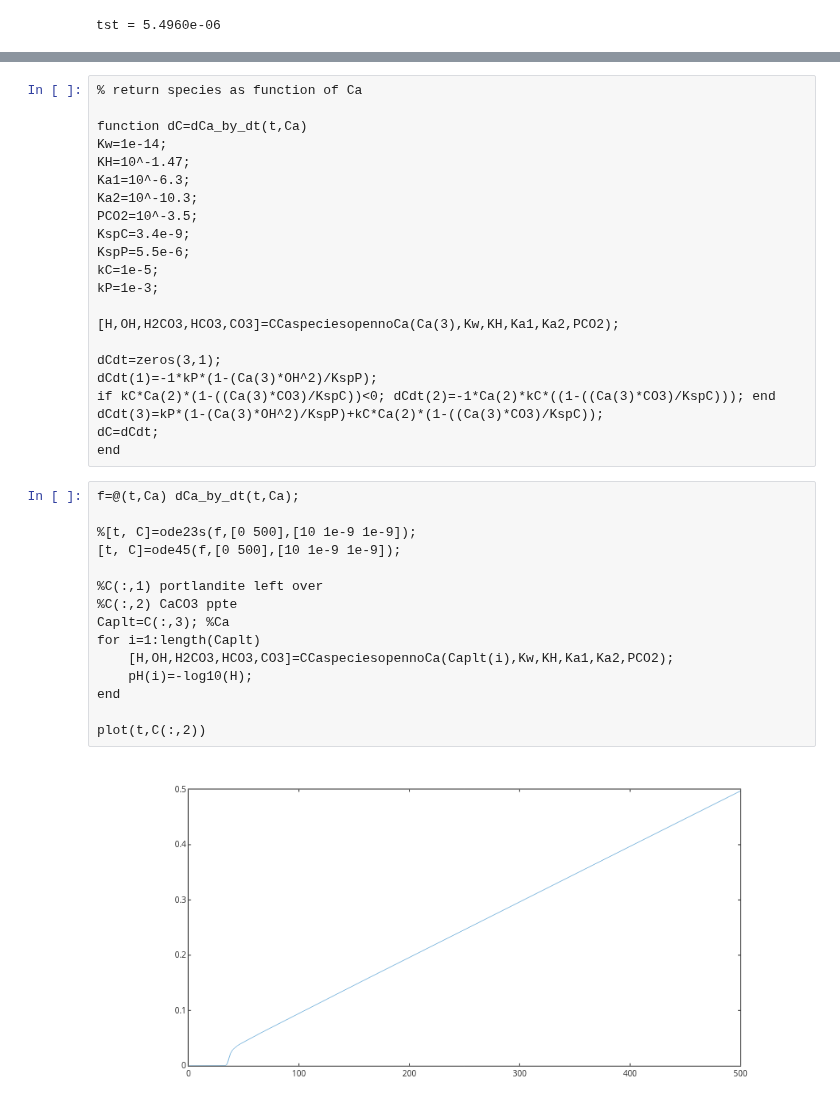
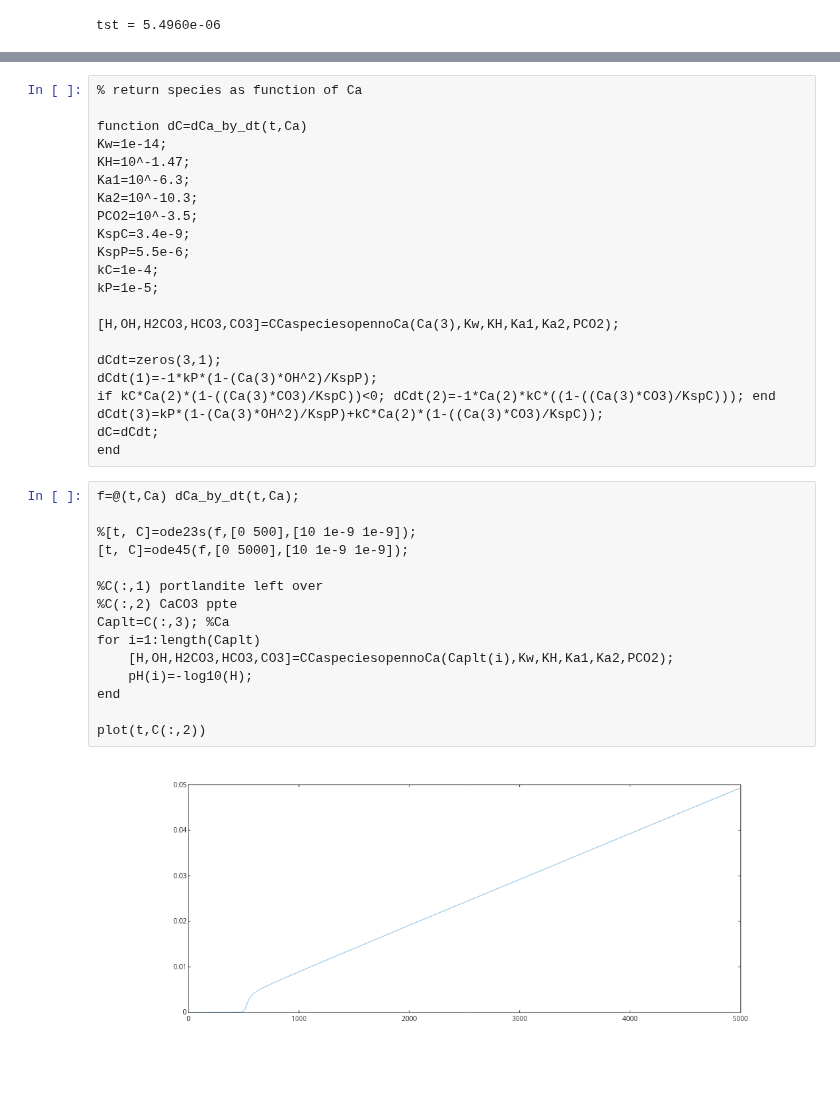
Before and after one commit to skotssd/GeochemEquilib, a Jupyter notebook: USERS/Scott/Port_to_calcite_C_capture/Modelwithloopratesmineralsonly.ipynb, the cells around one changed output, grey strips where cells are left out. Drawn from its saved outputs; the diff is of its cells as text; blank space fills up the shorter version.

```diff
--- a/USERS/Scott/Port_to_calcite_C_capture/Modelwithloopratesmineralsonly.ipynb
+++ b/USERS/Scott/Port_to_calcite_C_capture/Modelwithloopratesmineralsonly.ipynb
@@ -127,8 +125,8 @@ Ka2=10^-10.3;
 PCO2=10^-3.5;
 KspC=3.4e-9;
 KspP=5.5e-6;
-kC=1e-5;
-kP=1e-3;
+kC=1e-4;
+kP=1e-5;
 
 [H,OH,H2CO3,HCO3,CO3]=CCaspeciesopennoCa(Ca(3),Kw,KH,Ka1,Ka2,PCO2);
 
@@ -141,20 +139,20 @@ end
 # %%
 f=@(t,Ca) dCa_by_dt(t,Ca);
 
 %[t, C]=ode23s(f,[0 500],[10 1e-9 1e-9]);
-[t, C]=ode45(f,[0 500],[10 1e-9 1e-9]);
+[t, C]=ode45(f,[0 5000],[10 1e-9 1e-9]);
 
 %C(:,1) portlandite left over
 %C(:,2) CaCO3 ppte
 Caplt=C(:,3); %Ca
 for i=1:length(Caplt)
     [H,OH,H2CO3,HCO3,CO3]=CCaspeciesopennoCa(Caplt(i),Kw,KH,Ka1,Ka2,PCO2);
     pH(i)=-log10(H);
 end
 
 plot(t,C(:,2))
 # %% [output]
-[figure, old version]
+[figure, new version]
 # %%
 plot(t,pH)
 # %% [output]
```
Also changed, not shown: parts of 4 cells of this notebook, 1 other file.
